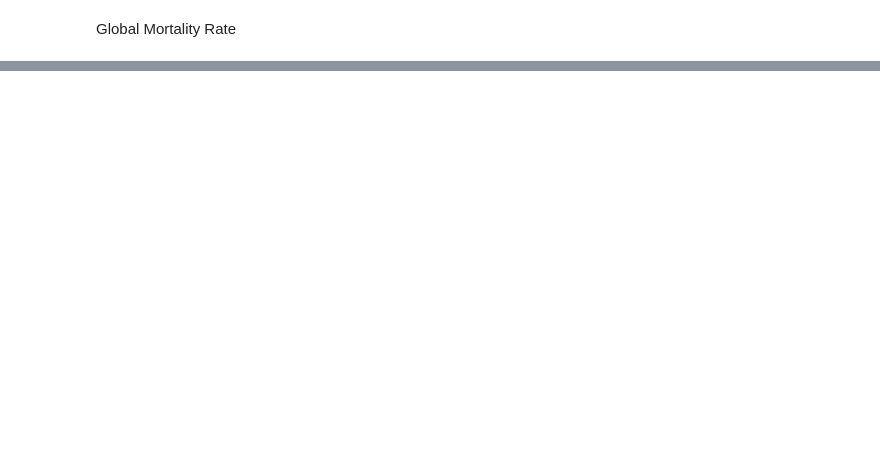
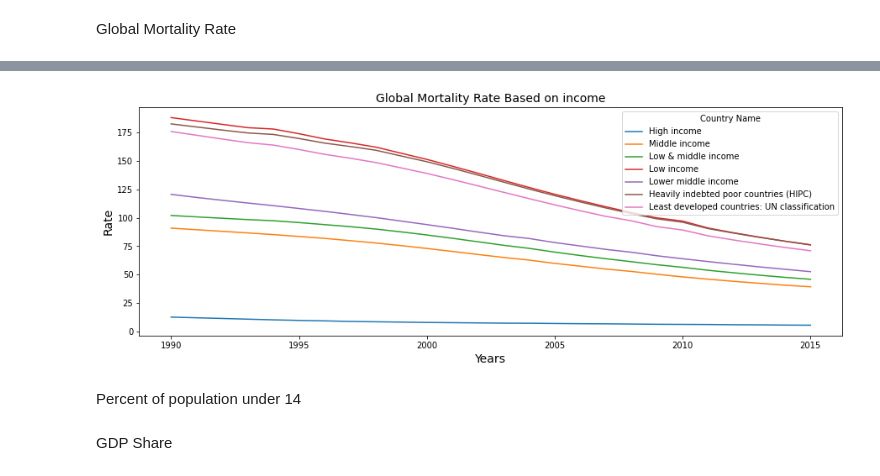
Before and after one commit to piyush02nir/World_Bank_Global_Education, a Jupyter notebook: World_Bank_Global_Education_Analysis_Self_Capstone_Project.ipynb, the cells around one changed output, grey strips where cells are left out. Cells and saved outputs as stored; diff of their text form; code cells hidden in the pictures; blank space fills up the shorter version.

```diff
--- a/World_Bank_Global_Education_Analysis_Self_Capstone_Project.ipynb
+++ b/World_Bank_Global_Education_Analysis_Self_Capstone_Project.ipynb
@@ -59,2 +100,4 @@ plt.show()
 # %% [markdown]
 Global Mortality Rate
+# %%
+mortality_rate =Income_df[Income_df['Indicator Code']=='SH.DYN.MORT']
@@ -60,0 +111,15 @@ Global Mortality Rate
+# %%
+mortality_rate = mortality_rate.transpose()
+# %%
+plt.rcParams['figure.figsize']=(15,5)
+mortality_rate.plot()
+plt.title('Global Mortality Rate Based on income',fontsize=14)
+plt.xlabel('Years',fontsize=14)
+plt.ylabel('Rate',fontsize=14)
+plt.show()
+# %% [output]
+[figure, added]
+# %% [markdown]
+Percent of population under 14
+# %% [markdown]
+GDP Share
```
Also changed, not shown: parts of 16 cells of this notebook.
